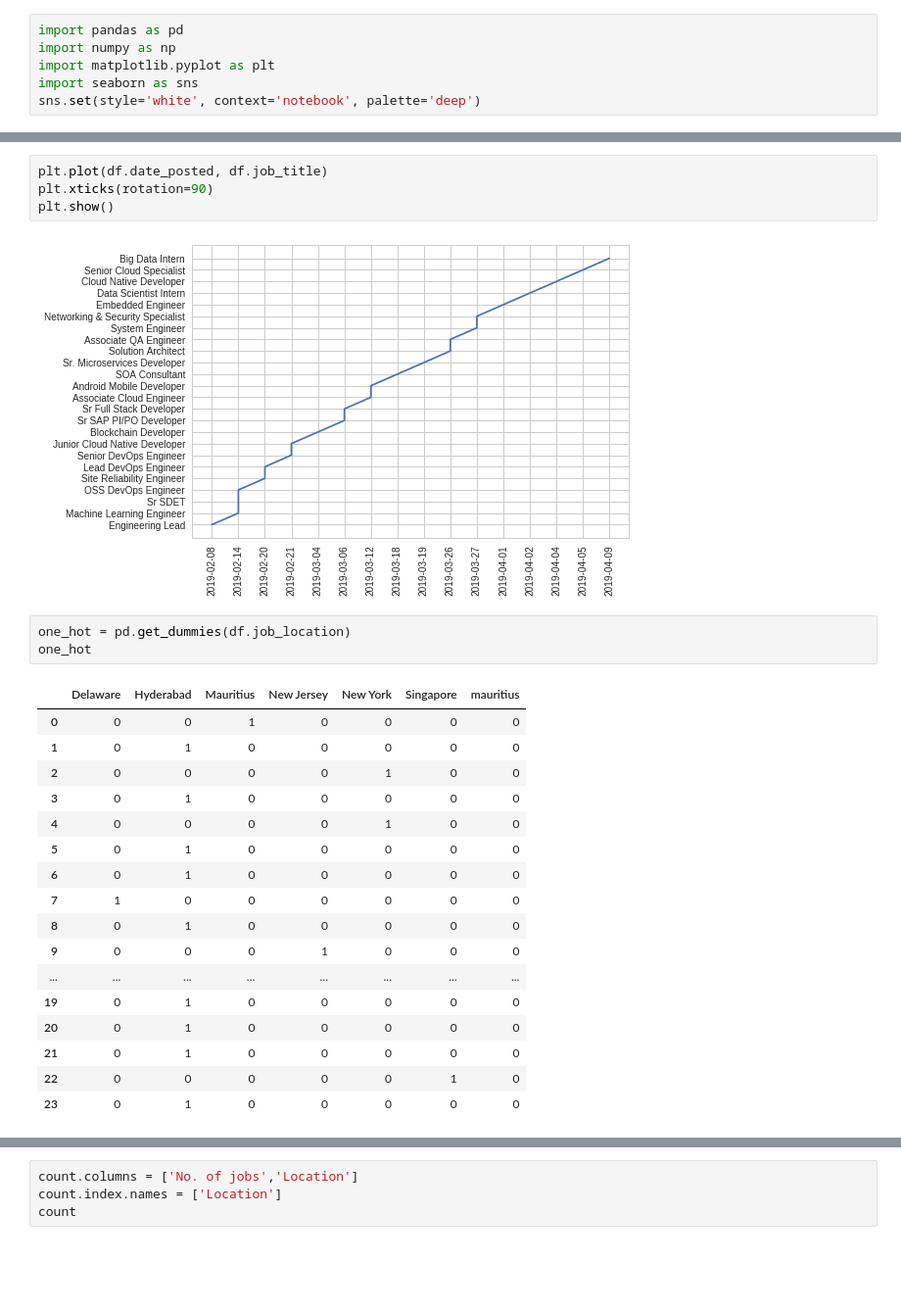
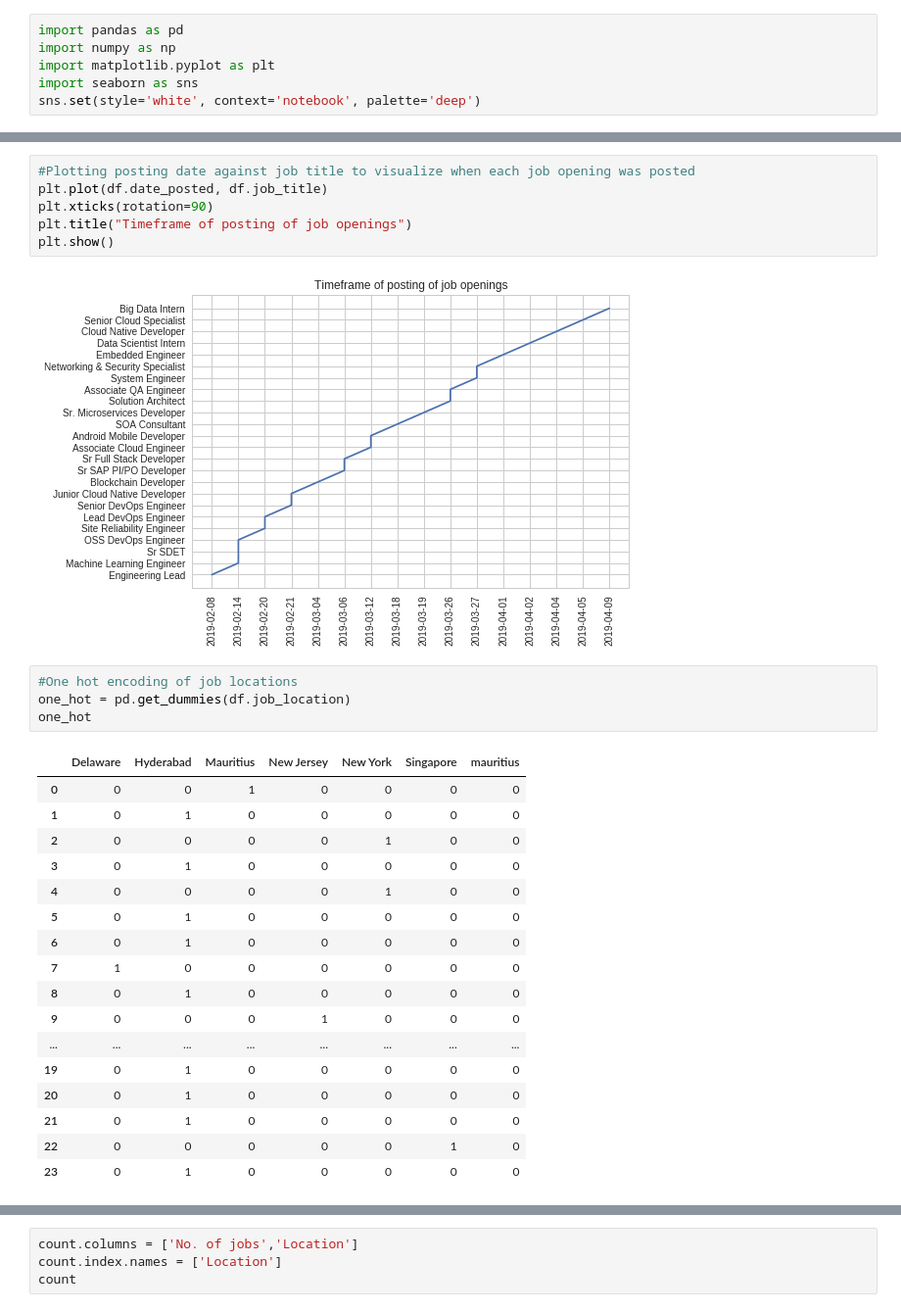
Before and after one commit to saqibmobin/web_scraping, a Jupyter notebook: Techolution_Job_Openings_EDA.ipynb, the cells around one changed output, grey strips where cells are left out. Shown at 98% size. Cells and saved outputs as stored; diff of their text form; blank space fills up the shorter version.

```diff
--- a/Techolution_Job_Openings_EDA.ipynb
+++ b/Techolution_Job_Openings_EDA.ipynb
@@ -24,10 +26,13 @@ df.head()
 # %%
+#Plotting posting date against job title to visualize when each job opening was posted
 plt.plot(df.date_posted, df.job_title)
 plt.xticks(rotation=90)
+plt.title("Timeframe of posting of job openings")
 plt.show()
 # %% [output]
-[figure, old version]
+[figure, new version]
 # %%
+#One hot encoding of job locations
 one_hot = pd.get_dummies(df.job_location)
 one_hot
 # %% [output]
```
Also changed, not shown: parts of 13 cells of this notebook.
